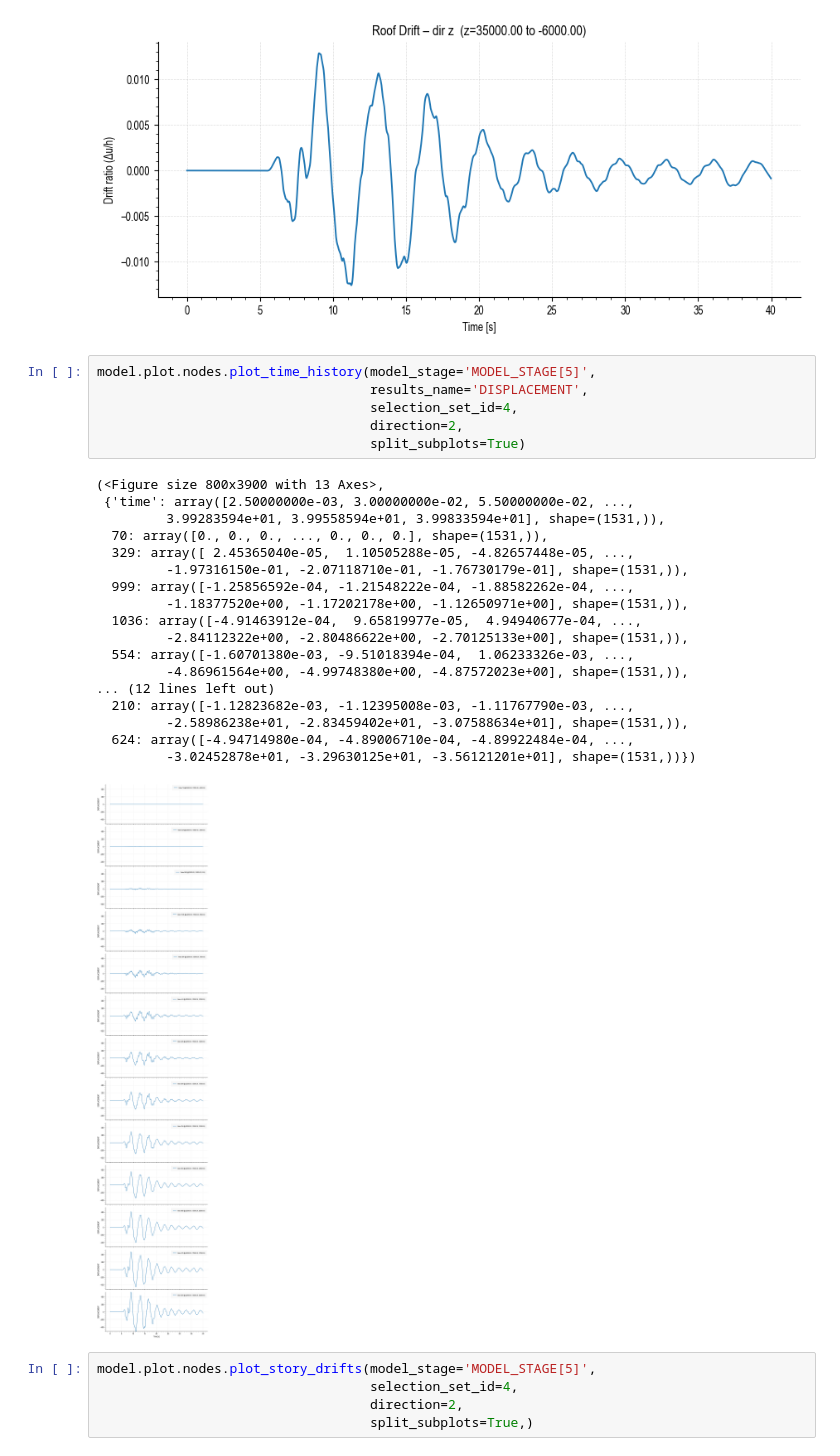
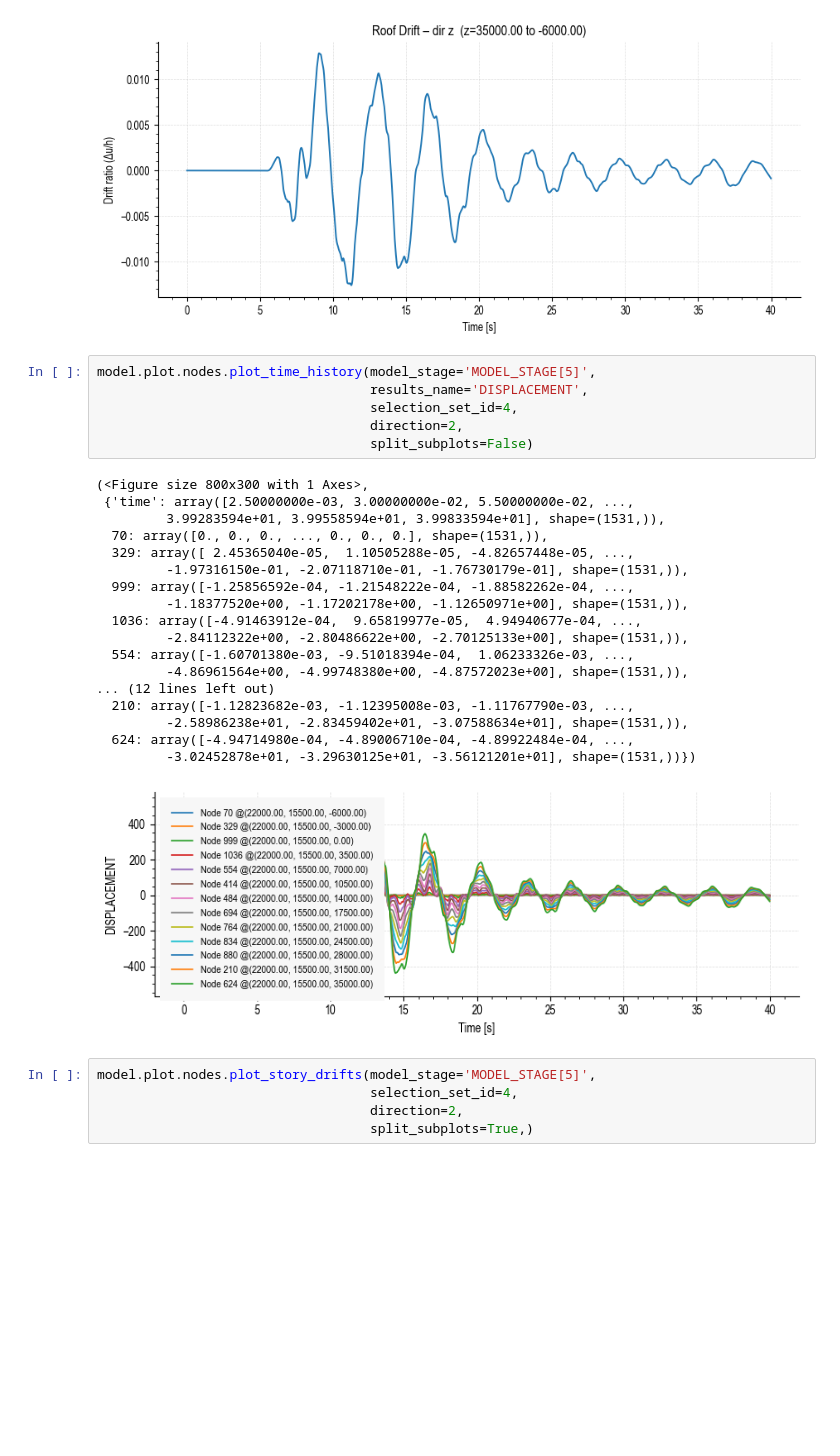
Before and after one commit to nmorabowen/STKO_to_python, a Jupyter notebook: src/STKO_to_python/examples/nodal_plots_example.ipynb, the cells around one changed output. Cells and saved outputs as stored; diff of their text form; blank space fills up the shorter version.

```diff
--- a/src/STKO_to_python/examples/nodal_plots_example.ipynb
+++ b/src/STKO_to_python/examples/nodal_plots_example.ipynb
@@ -140,28 +138,28 @@ model.plot.nodes.plot_roof_drift(model_stage='MODEL_STAGE[5]',
 # %%
 model.plot.nodes.plot_time_history(model_stage='MODEL_STAGE[5]',
                                    results_name='DISPLACEMENT',
                                    selection_set_id=4,
                                    direction=2,
-                                   split_subplots=True)
+                                   split_subplots=False)
 # %% [output]
-(<Figure size 800x3900 with 13 Axes>,
+(<Figure size 800x300 with 1 Axes>,
  {'time': array([2.50000000e-03, 3.00000000e-02, 5.50000000e-02, ...,
          3.99283594e+01, 3.99558594e+01, 3.99833594e+01], shape=(1531,)),
   70: array([0., 0., 0., ..., 0., 0., 0.], shape=(1531,)),
   329: array([ 2.45365040e-05,  1.10505288e-05, -4.82657448e-05, ...,
          -1.97316150e-01, -2.07118710e-01, -1.76730179e-01], shape=(1531,)),
   999: array([-1.25856592e-04, -1.21548222e-04, -1.88582262e-04, ...,
          -1.18377520e+00, -1.17202178e+00, -1.12650971e+00], shape=(1531,)),
   1036: array([-4.91463912e-04,  9.65819977e-05,  4.94940677e-04, ...,
          -2.84112322e+00, -2.80486622e+00, -2.70125133e+00], shape=(1531,)),
   554: array([-1.60701380e-03, -9.51018394e-04,  1.06233326e-03, ...,
          -4.86961564e+00, -4.99748380e+00, -4.87572023e+00], shape=(1531,)),
 ... (12 lines left out)
   210: array([-1.12823682e-03, -1.12395008e-03, -1.11767790e-03, ...,
          -2.58986238e+01, -2.83459402e+01, -3.07588634e+01], shape=(1531,)),
   624: array([-4.94714980e-04, -4.89006710e-04, -4.89922484e-04, ...,
          -3.02452878e+01, -3.29630125e+01, -3.56121201e+01], shape=(1531,))})
-[figure, old version]
+[figure, new version]
 # %%
 model.plot.nodes.plot_story_drifts(model_stage='MODEL_STAGE[5]',
                                    selection_set_id=4,
```
Also changed, not shown: parts of 1 cell of this notebook, 6 other files.
